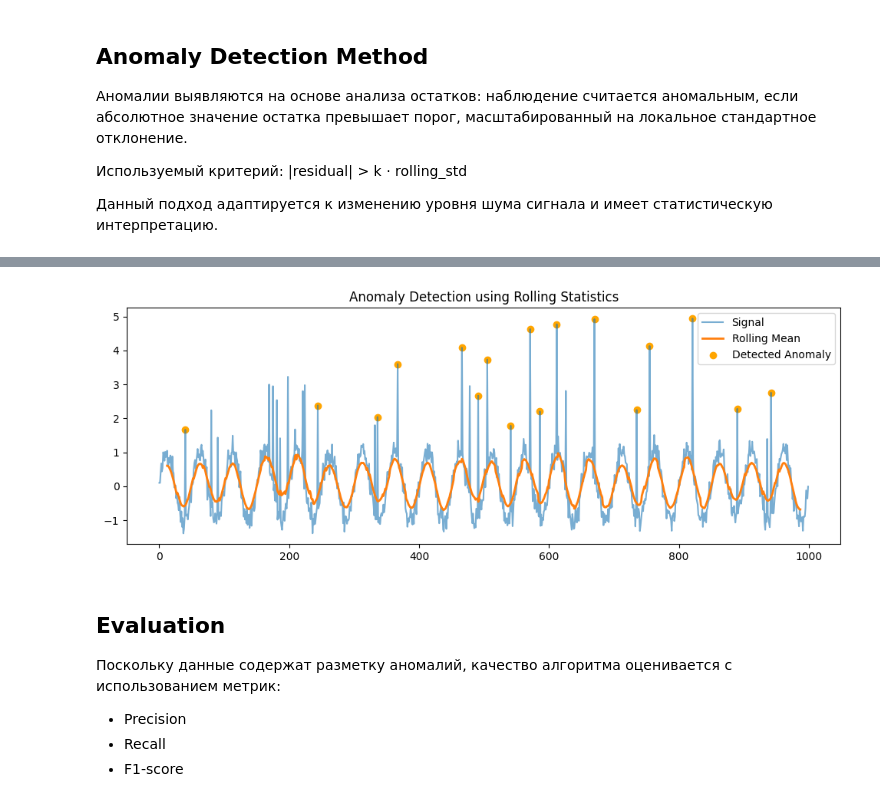
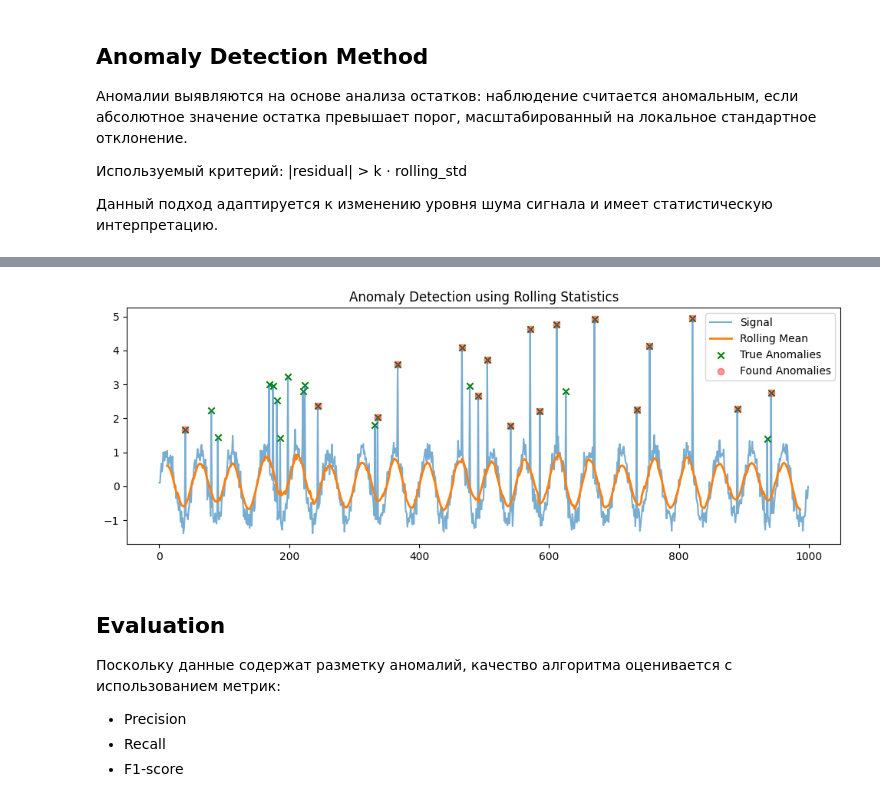
Before and after one commit to nebula387/anomaly-detection-ml, a Jupyter notebook: ds_sin_signal_pr.ipynb, the cells around one changed output, grey strips where cells are left out. Saved outputs shown, nothing was run; the diff lists cells and outputs as text; code cells hidden in the pictures.

```diff
--- a/ds_sin_signal_pr.ipynb
+++ b/ds_sin_signal_pr.ipynb
@@ -174,21 +174,30 @@ df["predicted_anomaly"] = (
 # %%
 plt.figure(figsize=(12, 4))
 
 plt.plot(df["time"], df["value"], label="Signal", alpha=0.6)
 plt.plot(df["time"], df["rolling_mean"], label="Rolling Mean", linewidth=2)
 
 plt.scatter(
+    df[df["is_anomaly"] == 1]["time"],
+    df[df["is_anomaly"] == 1]["value"],
+    color="green",
+    marker='x',
+    label="True Anomalies"
+)
+
+plt.scatter(
     df[df["predicted_anomaly"] == 1]["time"],
     df[df["predicted_anomaly"] == 1]["value"],
-    color="orange",
-    label="Detected Anomaly"
+    color="red",
+    label="Found Anomalies",
+    alpha=0.4
 )
 
 plt.legend()
 plt.title("Anomaly Detection using Rolling Statistics")
 plt.show()
 # %% [output]
-[figure, old version]
+[figure, new version]
 # %% [markdown]
 ## Evaluation
 
```
Also changed, not shown: parts of 2 cells of this notebook.
